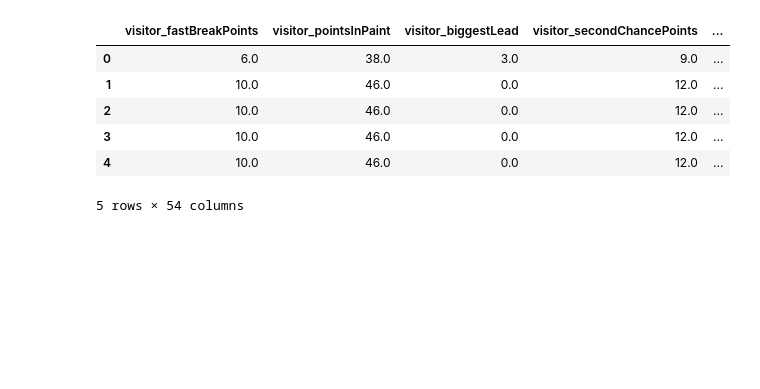
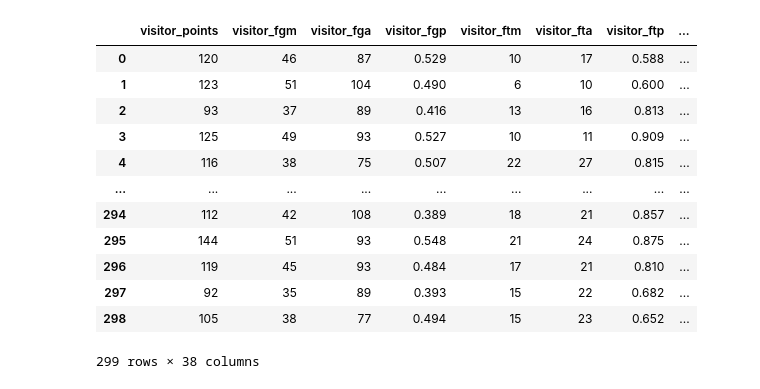
Before and after one commit to VincentGordon-Data-Analyst/nba-api, a Jupyter notebook: winnerPrediction_2.ipynb, the cells around one changed output. Drawn from its saved outputs; the diff is of its cells as text; code cells hidden in the pictures; blank space fills up the shorter version.

```diff
--- a/winnerPrediction_2.ipynb
+++ b/winnerPrediction_2.ipynb
@@ -67,38 +64,55 @@ game_df = game_df.drop(columns='game_id')
+# %%
+# Drop irrelevant columns
+game_df = game_df.drop(columns=['game_id','visitor_fastBreakPoints', 'visitor_pointsInPaint',
+       'visitor_biggestLead', 'visitor_secondChancePoints',
+       'visitor_pointsOffTurnovers', 'visitor_longestRun','visitor_plusMinus',
+       'visitor_min','home_fastBreakPoints',
+       'home_pointsInPaint', 'home_biggestLead', 'home_secondChancePoints',
+       'home_pointsOffTurnovers', 'home_longestRun','home_plusMinus', 'home_min',])
+
+# Display
+game_df
+# %% [output]
+|  | visitor_points | visitor_fgm | visitor_fga | visitor_fgp | visitor_ftm | visitor_fta | visitor_ftp | ... |
+| 0 | 120 | 46 | 87 | 0.529 | 10 | 17 | 0.588 | ... |
+| 1 | 123 | 51 | 104 | 0.490 | 6 | 10 | 0.600 | ... |
+| 2 | 93 | 37 | 89 | 0.416 | 13 | 16 | 0.813 | ... |
+| 3 | 125 | 49 | 93 | 0.527 | 10 | 11 | 0.909 | ... |
+| 4 | 116 | 38 | 75 | 0.507 | 22 | 27 | 0.815 | ... |
+| ... | ... | ... | ... | ... | ... | ... | ... | ... |
+| 294 | 112 | 42 | 108 | 0.389 | 18 | 21 | 0.857 | ... |
+| 295 | 144 | 51 | 93 | 0.548 | 21 | 24 | 0.875 | ... |
+| 296 | 119 | 45 | 93 | 0.484 | 17 | 21 | 0.810 | ... |
+| 297 | 92 | 35 | 89 | 0.393 | 15 | 22 | 0.682 | ... |
+| 298 | 105 | 38 | 77 | 0.494 | 15 | 23 | 0.652 | ... |
+299 rows × 38 columns
 # %%
-# Based on the column data and the fact that the home_team has the same missing data as the visitor_team
-# A function should be created to fill all the Null values with the average of those columns
-# Later will see if this affects how well the machine learning model works
+# # Based on the column data and the fact that the home_team has the same missing data as the visitor_team
+# # A function should be created to fill all the Null values with the average of those columns
+# # Later will see if this affects how well the machine learning model works
 
-def fillNullCols(df):
-    # Find all data type 'int' or 'float' columns that have Null values
-    df.select_dtypes(include=['int', 'float'])
+# def fillNullCols(df):
+#     # Find all data type 'int' or 'float' columns that have Null values
+#     df.select_dtypes(include=['int', 'float'])
 
-    # Looks at the total percentage of null values in each columns
-    null_percentage = (df.isnull().sum() / len(df)) * 100
+#     # Looks at the total percentage of null values in each columns
+#     null_percentage = (df.isnull().sum() / len(df)) * 100
 
-    # Rule of thumb: Moderate Null Percentage (10-30%)
-    # Filling the null values with an appropriate value (like the mean, median, or mode) is often better in this range, especially if the column is critical for analysis
+#     # Rule of thumb: Moderate Null Percentage (10-30%)
+#     # Filling the null values with an appropriate value (like the mean, median, or mode) is often better in this range, especially if the column is critical for analysis
 
-    # Get columns from null_percentage with at least 20% with null values
-    null_columns = null_percentage[null_percentage >= 0.35].index
+#     # Get columns from null_percentage with at least 20% with null values
+#     null_columns = null_percentage[null_percentage >= 0.35].index
 
-    # Fill rows with the mode of the column
-    for column in null_columns:
-        mode_fill_value = df[column].mode()[0]
-        df[column] = df[column].fillna(mode_fill_value)
+#     # Fill rows with the mode of the column
+#     for column in null_columns:
+#         mode_fill_value = df[column].mode()[0]
+#         df[column] = df[column].fillna(mode_fill_value)
 
-    return df
+#     return df
 
-# Create new data frame
-stats_df = fillNullCols(game_df)
-stats_df.head()
+# # Create new data frame
+# stats_df = fillNullCols(game_df)
+# stats_df.head()
-# %% [output]
-|  | visitor_fastBreakPoints | visitor_pointsInPaint | visitor_biggestLead | visitor_secondChancePoints | ... |
-| 0 | 6.0 | 38.0 | 3.0 | 9.0 | ... |
-| 1 | 10.0 | 46.0 | 0.0 | 12.0 | ... |
-| 2 | 10.0 | 46.0 | 0.0 | 12.0 | ... |
-| 3 | 10.0 | 46.0 | 0.0 | 12.0 | ... |
-| 4 | 10.0 | 46.0 | 0.0 | 12.0 | ... |
-5 rows × 54 columns
 # %%
 # Create a column to check if the home team won
```
Also changed, not shown: parts of 15 cells of this notebook, 3 other files.
